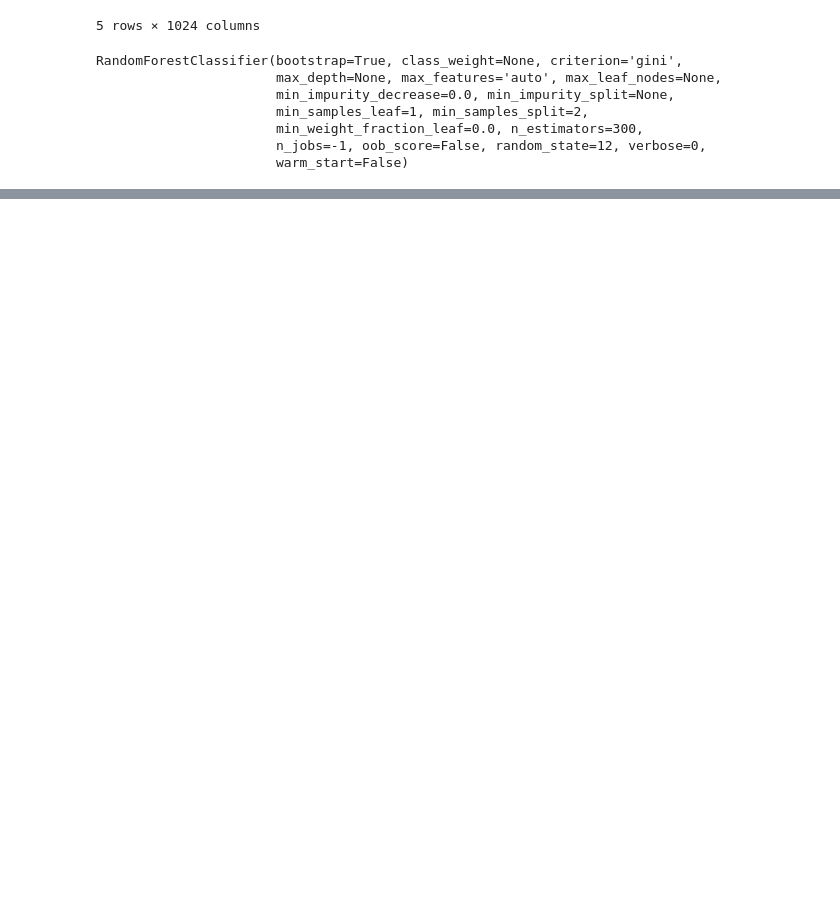
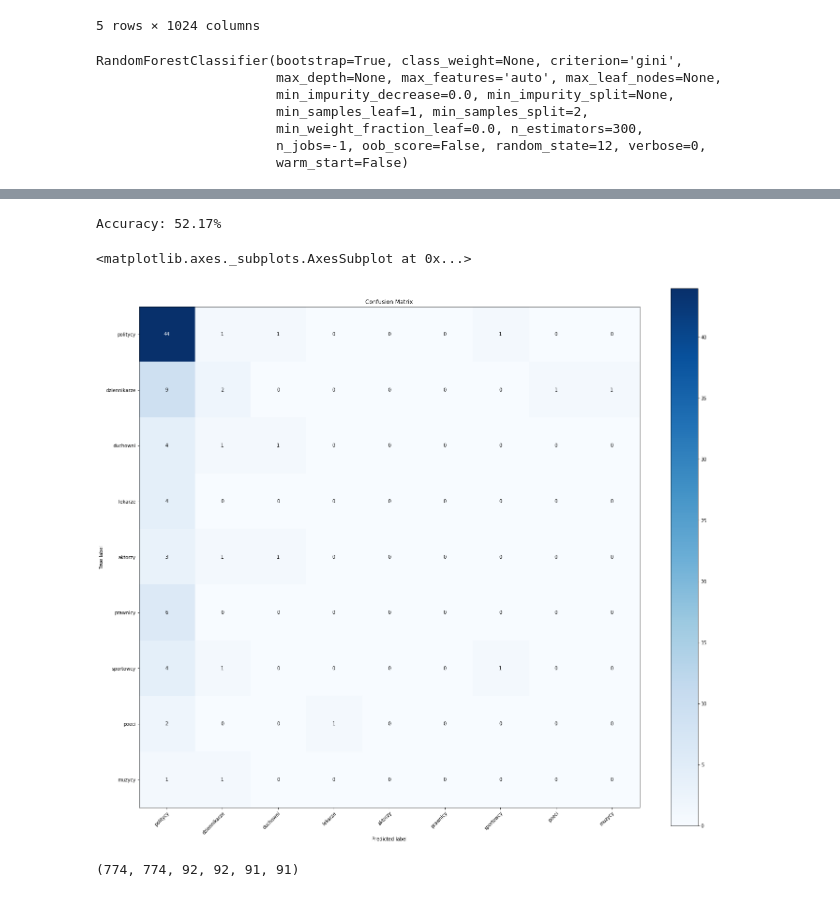
Before and after one commit to bpaszko/PADT-1, a Jupyter notebook: notebooks/classification.ipynb, the cells around one changed output, grey strips where cells are left out. Cells and saved outputs as stored; diff of their text form; code cells hidden in the pictures; blank space fills up the shorter version.

```diff
--- a/notebooks/classification.ipynb
+++ b/notebooks/classification.ipynb
@@ -105,0 +139,3 @@ plot_confusion_matrix(y_test, preds, classes, 'Confusion Matrix')
+# %%
+model = XGBClassifier(learning_rate=0.01, n_estimators=300, n_jobs=-1, random_state=seed)
+model.fit(X_train, y_train)
@@ -105,0 +150,17 @@ plot_confusion_matrix(y_test, preds, classes, 'Confusion Matrix')
+# %%
+preds = model.predict(X_test)
+accuracy = accuracy_score(y_test, preds)
+print(f'Accuracy: {round(accuracy*100, 2)}%')
+# %% [output]
+Accuracy: 52.17%
+# %%
+classes = y_test.unique()
+plot_confusion_matrix(y_test, preds, classes, 'Confusion Matrix')
+# %% [output]
+<matplotlib.axes._subplots.AxesSubplot at 0x...>
+[figure, added]
+# %%
+X_train, y_train, X_test, y_test, X_valid, y_valid = load_data('../projections/onet/elmo_corpus_sentence', validation=True)
+len(X_train), len(y_train), len(X_test), len(y_test), len(X_valid), len(y_valid)
+# %% [output]
+(774, 774, 92, 92, 91, 91)
```
Also changed, not shown: parts of 13 cells of this notebook, 2 other files.
